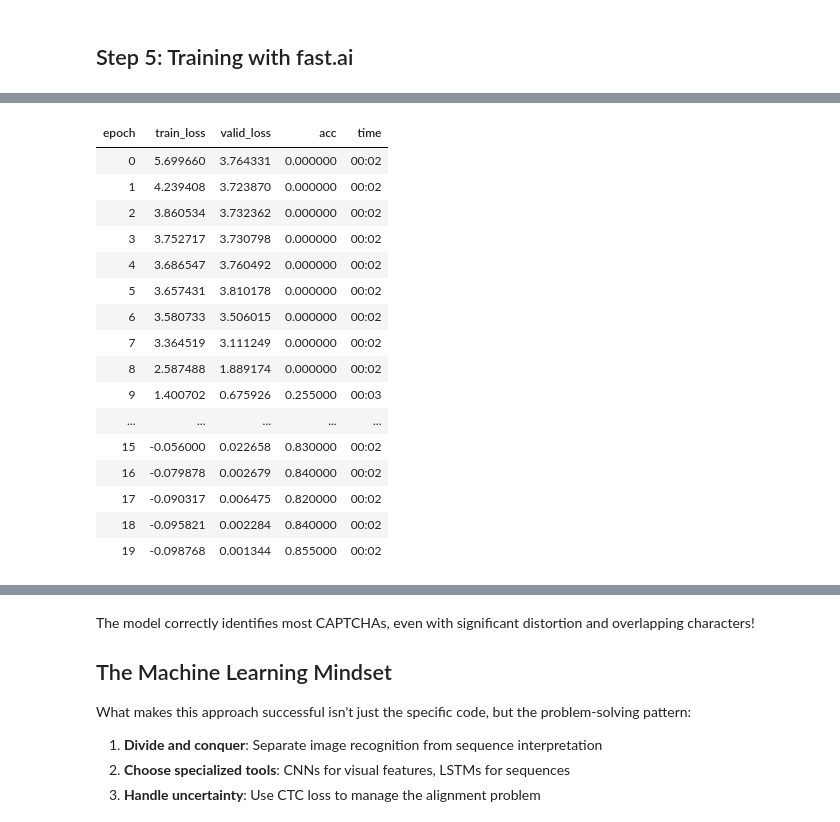
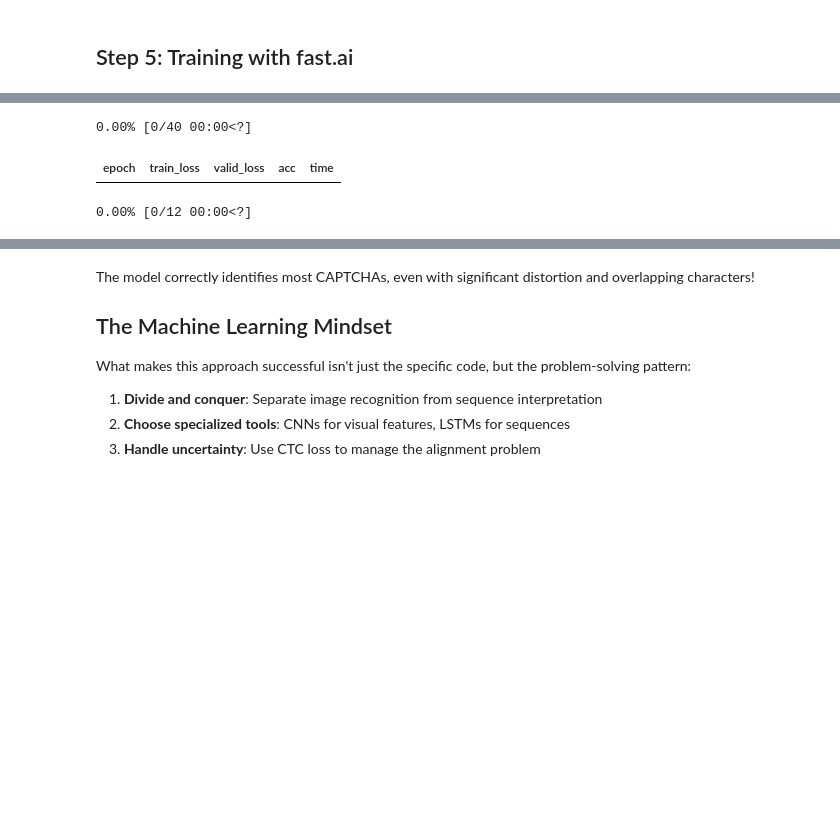
Before and after one commit to pmaxit/deeplearning, a Jupyter notebook: nbs/object_detection/004_objectdetection_fastai.ipynb, the cells around one changed output, grey strips where cells are left out. Drawn from its saved outputs; the diff is of its cells as text; code cells hidden in the pictures; blank space fills up the shorter version.

```diff
--- a/nbs/object_detection/004_objectdetection_fastai.ipynb
+++ b/nbs/object_detection/004_objectdetection_fastai.ipynb
@@ -115,7 +115,7 @@ dblock = DataBlock(
 )
 
 # 7. Create DataLoaders
-dls = dblock.dataloaders(ds, bs=16)
+dls = dblock.dataloaders(ds, bs=64)
 # %% [markdown]
 - `blocks=(ImageBlock, TransformBlock(type_tfms=TokenizeLabel()))`: This tells fastai that each item in our dataset consists of two parts: an image (handled by ImageBlock) and a label that needs to be processed by our TokenizeLabel transform.
     - `get_x=lambda o: o['image']`: A function to extract the input (image) from a dataset item o.
@@ -353,23 +332,9 @@ SuggestedLRs(valley=0.0012022644514217973)
 # %%
-learn.fit_one_cycle(20, 1e-3)
+learn.fit_one_cycle(40, 1e-3)
 # %% [output]
+0.00% [0/40 00:00<?]
 | epoch | train_loss | valid_loss | acc | time |
-| 0 | 5.699660 | 3.764331 | 0.000000 | 00:02 |
-| 1 | 4.239408 | 3.723870 | 0.000000 | 00:02 |
-| 2 | 3.860534 | 3.732362 | 0.000000 | 00:02 |
-| 3 | 3.752717 | 3.730798 | 0.000000 | 00:02 |
-| 4 | 3.686547 | 3.760492 | 0.000000 | 00:02 |
-| 5 | 3.657431 | 3.810178 | 0.000000 | 00:02 |
-| 6 | 3.580733 | 3.506015 | 0.000000 | 00:02 |
-| 7 | 3.364519 | 3.111249 | 0.000000 | 00:02 |
-| 8 | 2.587488 | 1.889174 | 0.000000 | 00:02 |
-| 9 | 1.400702 | 0.675926 | 0.255000 | 00:03 |
-| ... | ... | ... | ... | ... |
-| 15 | -0.056000 | 0.022658 | 0.830000 | 00:02 |
-| 16 | -0.079878 | 0.002679 | 0.840000 | 00:02 |
-| 17 | -0.090317 | 0.006475 | 0.820000 | 00:02 |
-| 18 | -0.095821 | 0.002284 | 0.840000 | 00:02 |
-| 19 | -0.098768 | 0.001344 | 0.855000 | 00:02 |
+0.00% [0/12 00:00<?]
 # %%
 from plum import dispatch
 
```
Also changed, not shown: parts of 5 cells of this notebook, 5 other files.
